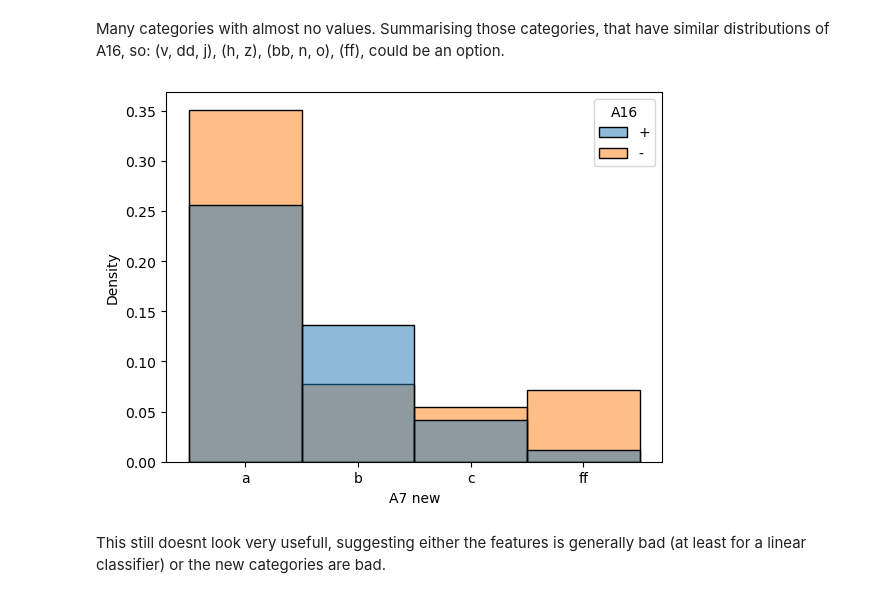
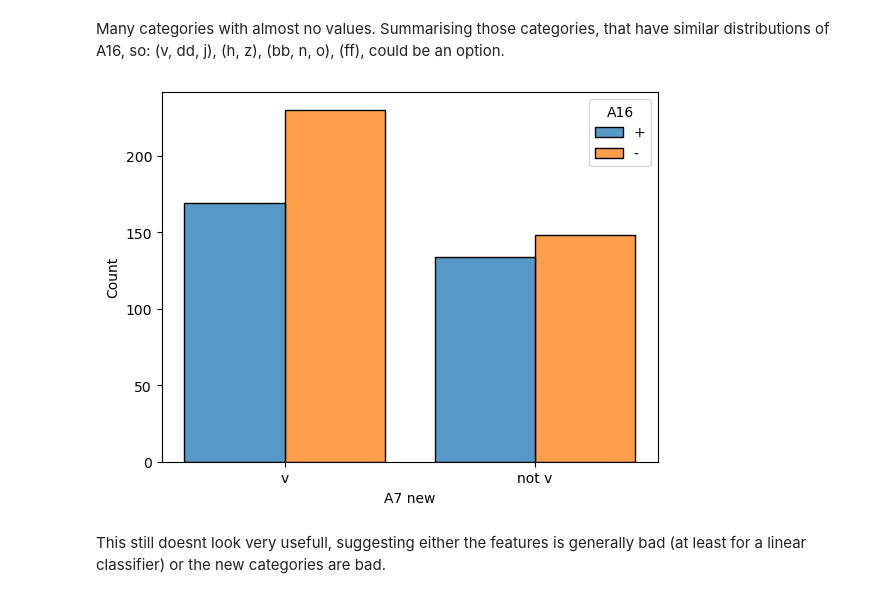
Before and after one commit to toniklenk/WissPro-final-project, a Jupyter notebook: CreditCardApproval EDA DianaMax.ipynb, the cells around one changed output. Cells and saved outputs as stored; diff of their text form; code cells hidden in the pictures.

```diff
--- a/CreditCardApproval EDA DianaMax.ipynb
+++ b/CreditCardApproval EDA DianaMax.ipynb
@@ -231,14 +269,16 @@ Many categories with almost no values. Summarising those categories, that have s
 # %%
 ax = sns.histplot(
     data=pd.DataFrame({
-        'A7 new': df.A7.replace({'v':'a','dd':'a','j':'a',  'h':'b','z':'b', 'bb':'c','n':'c','o':'c'}).ravel(),
+        'A7 new': df.A7.replace({'ff':'not v','dd':'not v','j':'not v', 'h':'not v','z':'not v', 'bb':'not v','n':'not v','o':'not v'}).ravel(),
         'A16': df.A16.values}),
     x='A7 new',
     hue='A16',
-    stat='density'
+    multiple='dodge',
+    shrink=.8
+    #stat='density'
 )
 # %% [output]
-[figure, old version]
+[figure, new version]
 # %% [markdown]
 This still doesnt look very usefull, suggesting either the features is generally bad (at least for a linear classifier) or the new categories are bad.
 # %% [markdown]
```
Also changed, not shown: parts of 22 cells of this notebook.
